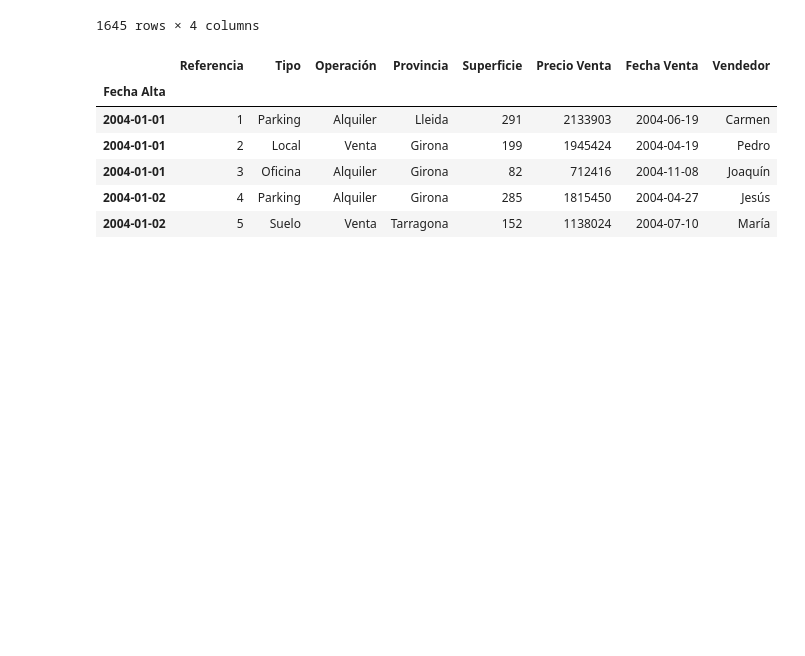
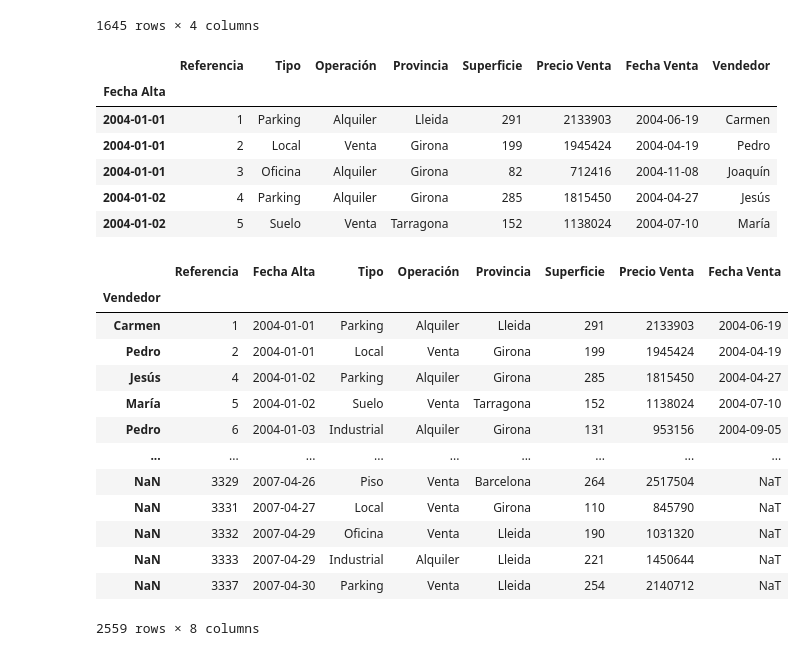
Before and after one commit to rodrigoruizteodoro/Reto_1, a Jupyter notebook: Extracción de datos.ipynb, the cells around one changed output. Drawn from its saved outputs; the diff is of its cells as text; code cells hidden in the pictures; blank space fills up the shorter version.

Commit message:
Filtro 6

```diff
--- a/Extracción de datos.ipynb
+++ b/Extracción de datos.ipynb
@@ -132,3 +132,25 @@ f5
 | 2004-01-01 | 3 | Oficina | Alquiler | Girona | 82 | 712416 | 2004-11-08 | Joaquín |
 | 2004-01-02 | 4 | Parking | Alquiler | Girona | 285 | 1815450 | 2004-04-27 | Jesús |
 | 2004-01-02 | 5 | Suelo | Venta | Tarragona | 152 | 1138024 | 2004-07-10 | María |
+# %%
+#FILTROS BASICOS PARA VARIABLES CUANTITATIVAS
+#Filtro por comparacion donde se muestran los Vendedores que tengan una superficie mayor o
+#igual a 100mts^2
+df=pd.read_excel('Inmuebles.xlsx',index_col=8)
+f6=df[df["Superficie"]>=100]
+f6
+# %% [output]
+|  | Referencia | Fecha Alta | Tipo | Operación | Provincia | Superficie | Precio Venta | Fecha Venta |
+| Vendedor |  |  |  |  |  |  |  |  |
+| Carmen | 1 | 2004-01-01 | Parking | Alquiler | Lleida | 291 | 2133903 | 2004-06-19 |
+| Pedro | 2 | 2004-01-01 | Local | Venta | Girona | 199 | 1945424 | 2004-04-19 |
+| Jesús | 4 | 2004-01-02 | Parking | Alquiler | Girona | 285 | 1815450 | 2004-04-27 |
+| María | 5 | 2004-01-02 | Suelo | Venta | Tarragona | 152 | 1138024 | 2004-07-10 |
+| Pedro | 6 | 2004-01-03 | Industrial | Alquiler | Girona | 131 | 953156 | 2004-09-05 |
+| ... | ... | ... | ... | ... | ... | ... | ... | ... |
+| NaN | 3329 | 2007-04-26 | Piso | Venta | Barcelona | 264 | 2517504 | NaT |
+| NaN | 3331 | 2007-04-27 | Local | Venta | Girona | 110 | 845790 | NaT |
+| NaN | 3332 | 2007-04-29 | Oficina | Venta | Lleida | 190 | 1031320 | NaT |
+| NaN | 3333 | 2007-04-29 | Industrial | Alquiler | Lleida | 221 | 1450644 | NaT |
+| NaN | 3337 | 2007-04-30 | Parking | Venta | Lleida | 254 | 2140712 | NaT |
+2559 rows × 8 columns
```
